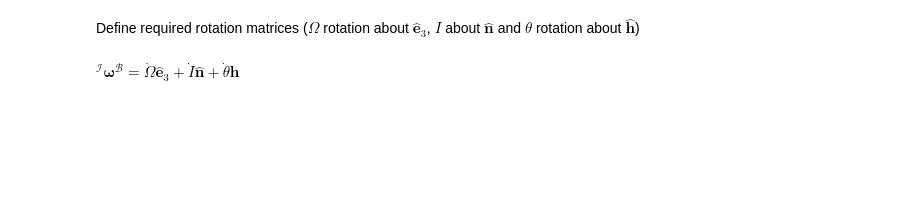
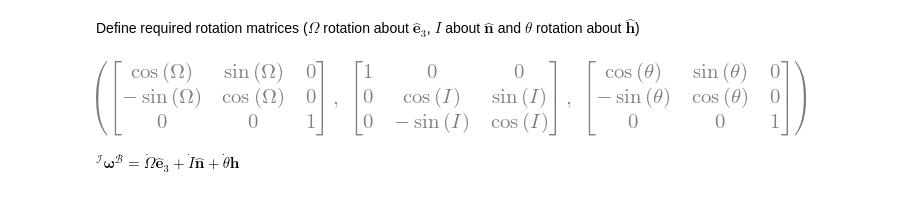
Before and after one commit to dsavransky/MAE6720, a Jupyter notebook: Notebooks/Gauss Equations.ipynb, the cells around one changed output. Saved outputs shown, nothing was run; the diff lists cells and outputs as text; code cells hidden in the pictures; blank space fills up the shorter version.

```diff
--- a/Notebooks/Gauss Equations.ipynb
+++ b/Notebooks/Gauss Equations.ipynb
@@ -13,7 +13,10 @@ Define required rotation matrices ($\Omega$ rotation about $\mathbf{\hat{e}}_3$,
 # %%
 rot1 = Matrix(([cos(O),sin(O),0],[-sin(O),cos(O),0],[0,0,1]))
 rot2 = Matrix(([1,0,0],[0,cos(I),sin(I)],[0,-sin(I),cos(I)]))
 rot3 = Matrix(([cos(th),sin(th),0],[-sin(th),cos(th),0],[0,0,1]))
+rot1,rot2,rot3
+# %% [output]
+[figure, added]
 # %% [markdown]
 $^\mathcal{I}\boldsymbol{\omega}^\mathcal{B} = \dot\Omega \mathbf{\hat{e}}_3 + \dot I \mathbf{\hat{n}} + \dot\theta \mathbf{h}$
 # %%
```
Also changed, not shown: parts of 8 cells of this notebook, 2 other files.
